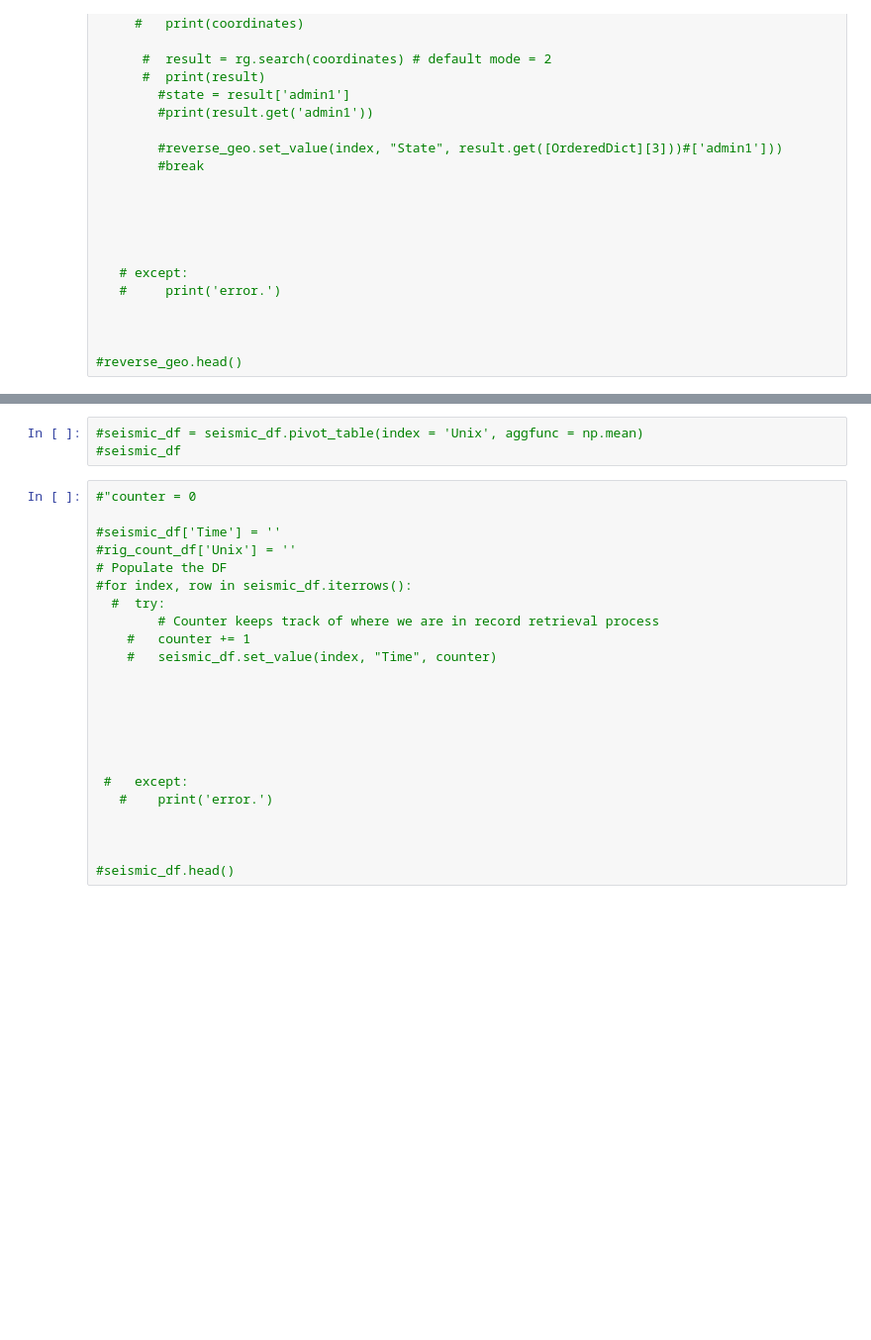
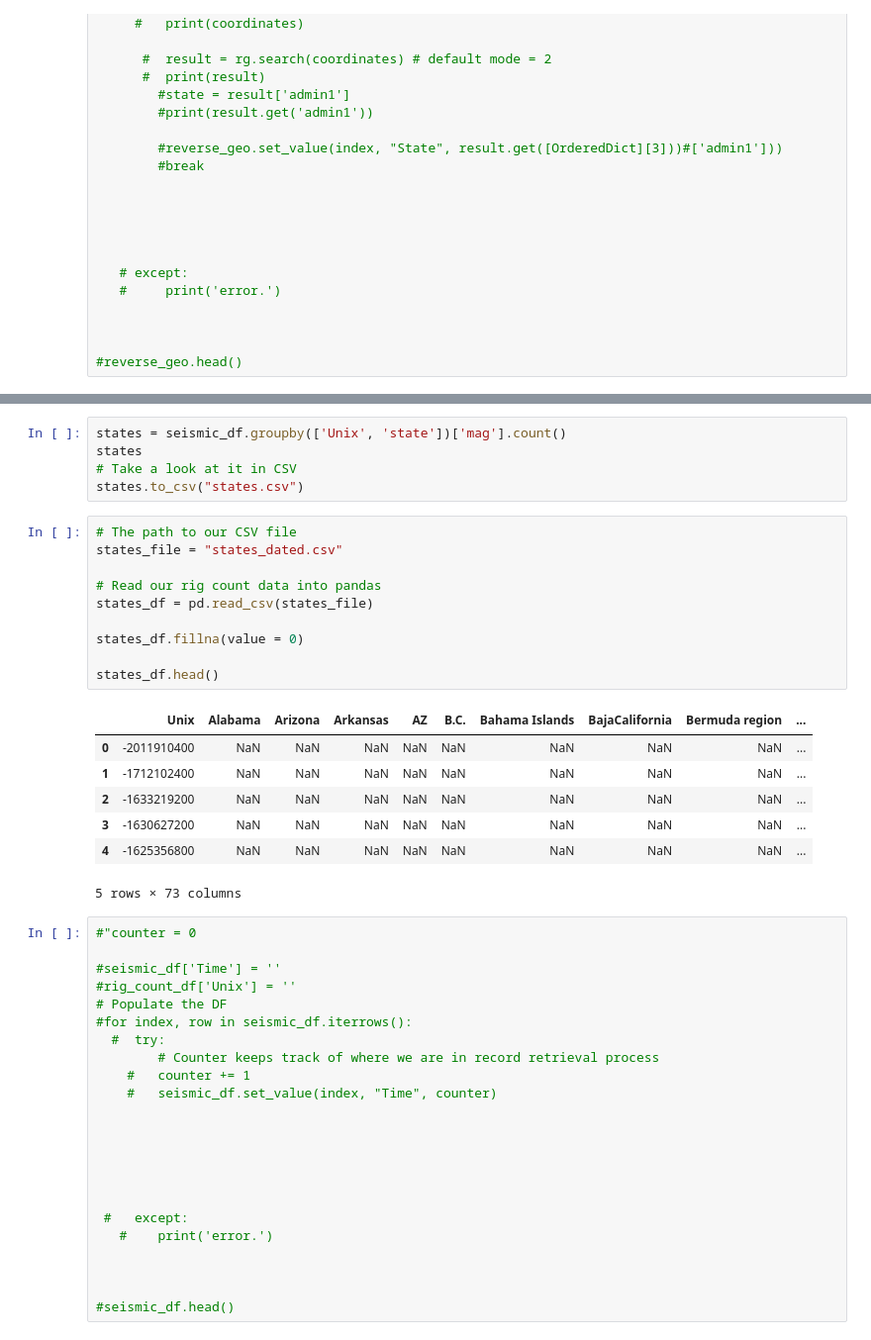
Before and after one commit to AbrahamEapen/Earthquake-Economics, a Jupyter notebook: Analyzing Seismic and Rig Count.ipynb, the cells around one changed output, grey strips where cells are left out. Shown: that part at 99% size. Saved outputs shown, nothing was run; the diff lists cells and outputs as text; blank space fills up the shorter version.

```diff
--- a/Analyzing Seismic and Rig Count.ipynb
+++ b/Analyzing Seismic and Rig Count.ipynb
@@ -70,6 +104,26 @@ seismic_df.head()
-# %%
-#seismic_df = seismic_df.pivot_table(index = 'Unix', aggfunc = np.mean)
-#seismic_df
+# %%
+states = seismic_df.groupby(['Unix', 'state'])['mag'].count()
+states
+# Take a look at it in CSV
+states.to_csv("states.csv")
+# %%
+# The path to our CSV file
+states_file = "states_dated.csv"
+
+# Read our rig count data into pandas
+states_df = pd.read_csv(states_file)
+
+states_df.fillna(value = 0)
+
+states_df.head()
+# %% [output]
+|  | Unix | Alabama | Arizona | Arkansas | AZ | B.C. | Bahama Islands | BajaCalifornia | Bermuda region | ... |
+| 0 | -2011910400 | NaN | NaN | NaN | NaN | NaN | NaN | NaN | NaN | ... |
+| 1 | -1712102400 | NaN | NaN | NaN | NaN | NaN | NaN | NaN | NaN | ... |
+| 2 | -1633219200 | NaN | NaN | NaN | NaN | NaN | NaN | NaN | NaN | ... |
+| 3 | -1630627200 | NaN | NaN | NaN | NaN | NaN | NaN | NaN | NaN | ... |
+| 4 | -1625356800 | NaN | NaN | NaN | NaN | NaN | NaN | NaN | NaN | ... |
+5 rows × 73 columns
 # %%
 #"counter = 0
 
```
Also changed, not shown: parts of 9 cells of this notebook, 3 other files.
